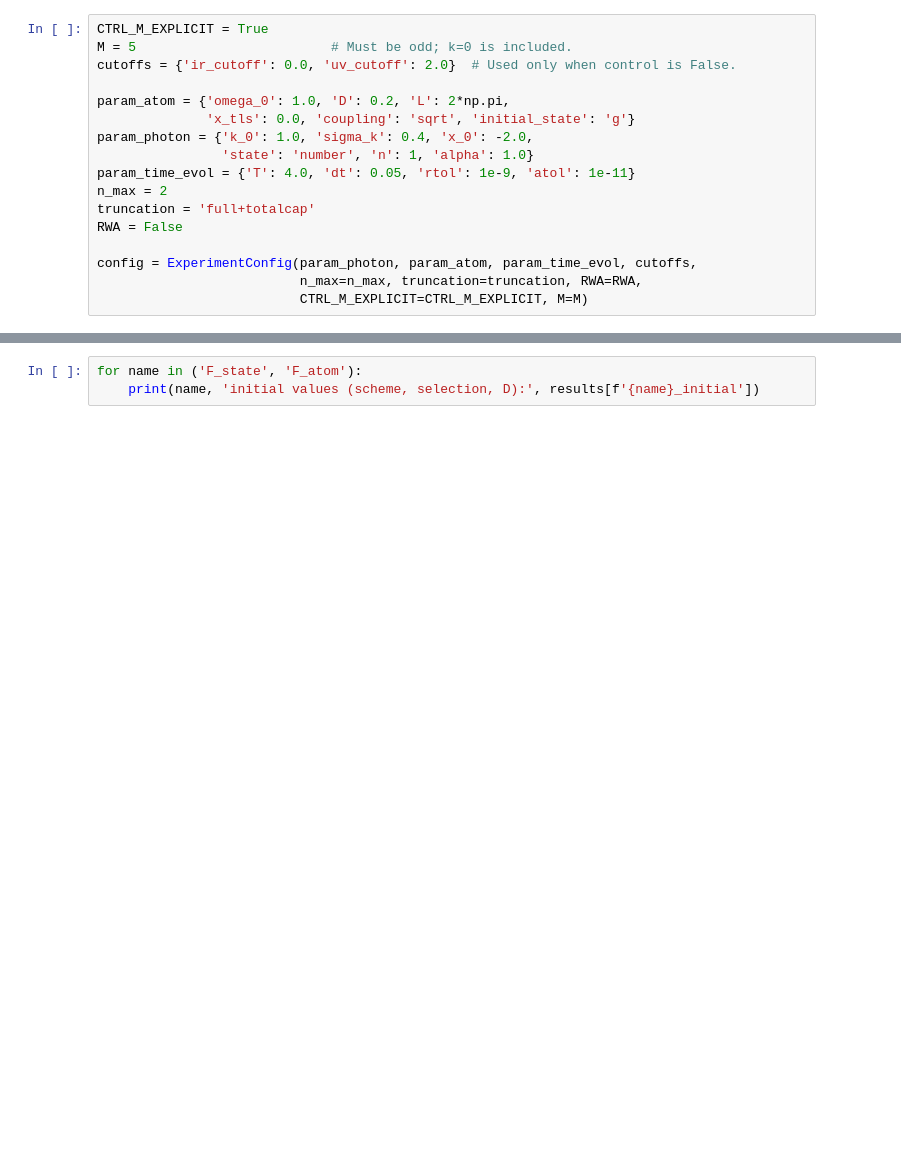
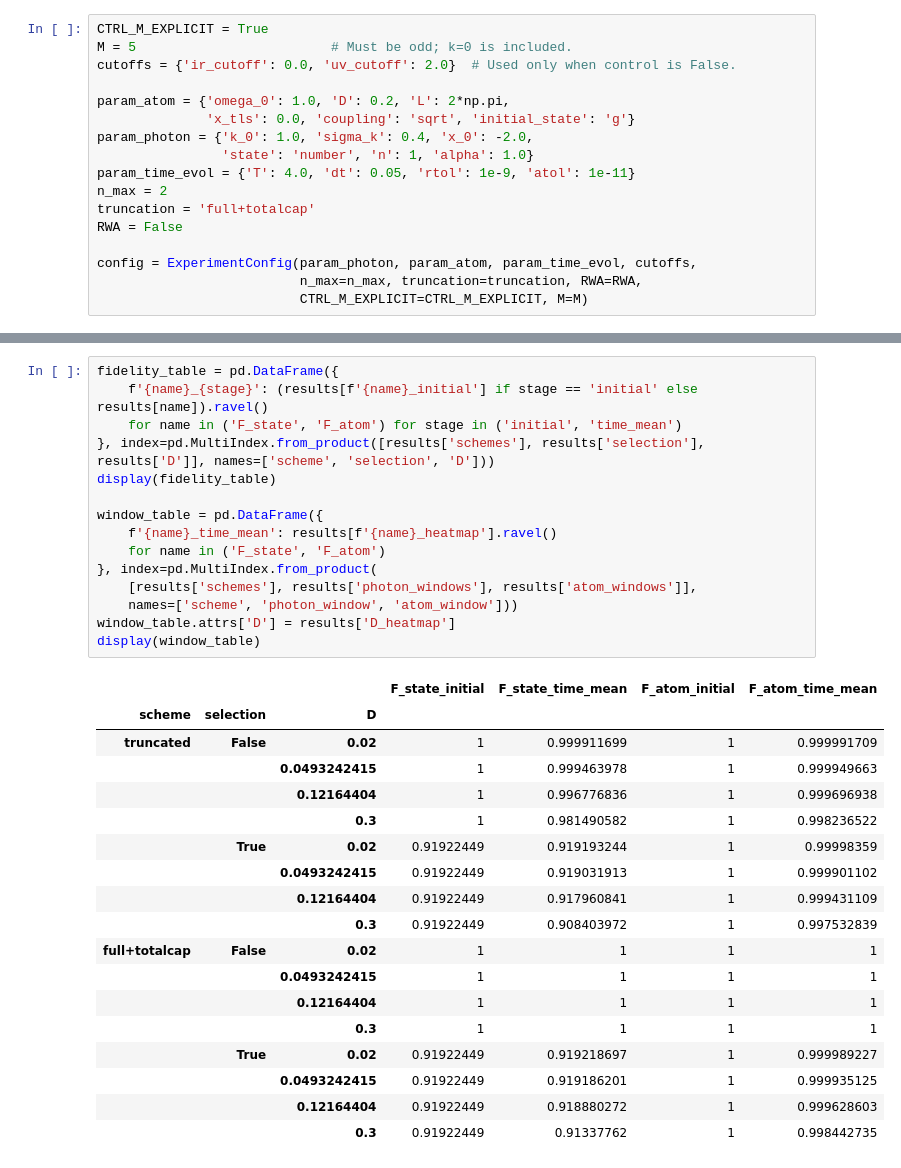
Before and after one commit to oriolpug/rabi-truncation, a Jupyter notebook: notebooks/compare_mode_selection.ipynb, the cells around one changed output, grey strips where cells are left out. Drawn from its saved outputs; the diff is of its cells as text; blank space fills up the shorter version.

```diff
--- a/notebooks/compare_mode_selection.ipynb
+++ b/notebooks/compare_mode_selection.ipynb
@@ -60,3 +88,34 @@ plt.show()
 # %%
-for name in ('F_state', 'F_atom'):
-    print(name, 'initial values (scheme, selection, D):', results[f'{name}_initial'])
+fidelity_table = pd.DataFrame({
+    f'{name}_{stage}': (results[f'{name}_initial'] if stage == 'initial' else results[name]).ravel()
+    for name in ('F_state', 'F_atom') for stage in ('initial', 'time_mean')
+}, index=pd.MultiIndex.from_product([results['schemes'], results['selection'], results['D']], names=['scheme', 'selection', 'D']))
+display(fidelity_table)
+
+window_table = pd.DataFrame({
+    f'{name}_time_mean': results[f'{name}_heatmap'].ravel()
+    for name in ('F_state', 'F_atom')
+}, index=pd.MultiIndex.from_product(
+    [results['schemes'], results['photon_windows'], results['atom_windows']],
+    names=['scheme', 'photon_window', 'atom_window']))
+window_table.attrs['D'] = results['D_heatmap']
+display(window_table)
+# %% [output]
+|  |  |  | F_state_initial | F_state_time_mean | F_atom_initial | F_atom_time_mean |
+| scheme | selection | D |  |  |  |  |
+| truncated | False | 0.02 | 1 | 0.999911699 | 1 | 0.999991709 |
+|  |  | 0.0493242415 | 1 | 0.999463978 | 1 | 0.999949663 |
+|  |  | 0.12164404 | 1 | 0.996776836 | 1 | 0.999696938 |
+|  |  | 0.3 | 1 | 0.981490582 | 1 | 0.998236522 |
+|  | True | 0.02 | 0.91922449 | 0.919193244 | 1 | 0.99998359 |
+|  |  | 0.0493242415 | 0.91922449 | 0.919031913 | 1 | 0.999901102 |
+|  |  | 0.12164404 | 0.91922449 | 0.917960841 | 1 | 0.999431109 |
+|  |  | 0.3 | 0.91922449 | 0.908403972 | 1 | 0.997532839 |
+| full+totalcap | False | 0.02 | 1 | 1 | 1 | 1 |
+|  |  | 0.0493242415 | 1 | 1 | 1 | 1 |
+|  |  | 0.12164404 | 1 | 1 | 1 | 1 |
+|  |  | 0.3 | 1 | 1 | 1 | 1 |
+|  | True | 0.02 | 0.91922449 | 0.919218697 | 1 | 0.999989227 |
+|  |  | 0.0493242415 | 0.91922449 | 0.919186201 | 1 | 0.999935125 |
+|  |  | 0.12164404 | 0.91922449 | 0.918880272 | 1 | 0.999628603 |
+|  |  | 0.3 | 0.91922449 | 0.91337762 | 1 | 0.998442735 |
```
Also changed, not shown: parts of 7 cells of this notebook, 34 other files.
